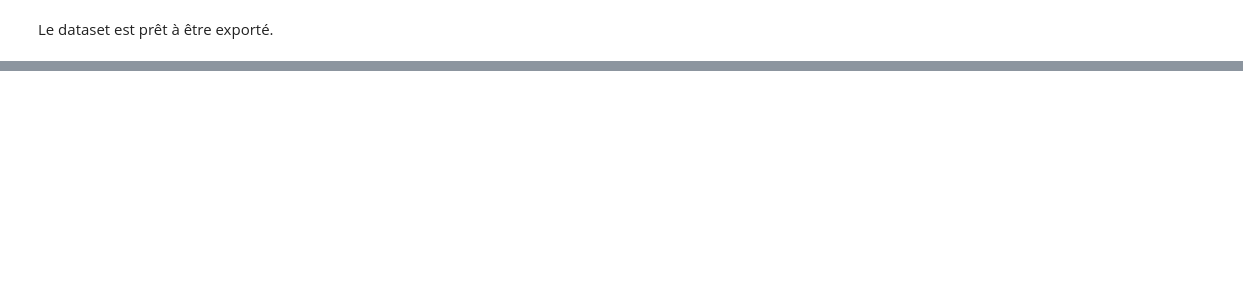
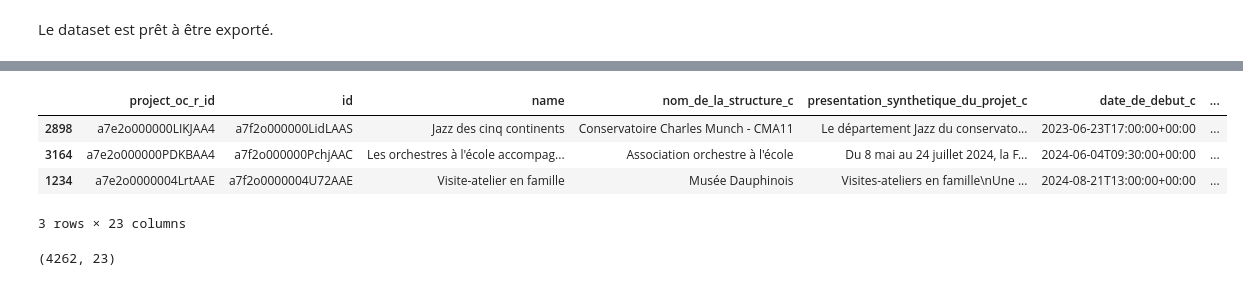
Before and after one commit to anquetos/jop2024-offre-culturelle, a Jupyter notebook: jop2024-eda-preparation.ipynb, the cells around one changed output, grey strips where cells are left out. Saved outputs shown, nothing was run; the diff lists cells and outputs as text; code cells hidden in the pictures; blank space fills up the shorter version.

```diff
--- a/jop2024-eda-preparation.ipynb
+++ b/jop2024-eda-preparation.ipynb
@@ -171,0 +187,12 @@ df.to_json("datasets/jop2024-competition-sites.json", orient="index", indent=4)
+# %%
+df.sample(3)
+# %% [output]
+|  | project_oc_r_id | id | name | nom_de_la_structure_c | presentation_synthetique_du_projet_c | date_de_debut_c | ... |
+| 2898 | a7e2o000000LIKJAA4 | a7f2o000000LidLAAS | Jazz des cinq continents | Conservatoire Charles Munch - CMA11 | Le département Jazz du conservato... | 2023-06-23T17:00:00+00:00 | ... |
+| 3164 | a7e2o000000PDKBAA4 | a7f2o000000PchjAAC | Les orchestres à l'école accompag... | Association orchestre à l'école | Du 8 mai au 24 juillet 2024, la F... | 2024-06-04T09:30:00+00:00 | ... |
+| 1234 | a7e2o0000004LrtAAE | a7f2o0000004U72AAE | Visite-atelier en famille | Musée Dauphinois | Visites-ateliers en famille\nUne ... | 2024-08-21T13:00:00+00:00 | ... |
+3 rows × 23 columns
+# %%
+df.shape
+# %% [output]
+(4262, 23)
```
Also changed, not shown: parts of 34 cells of this notebook, 1 other file.
